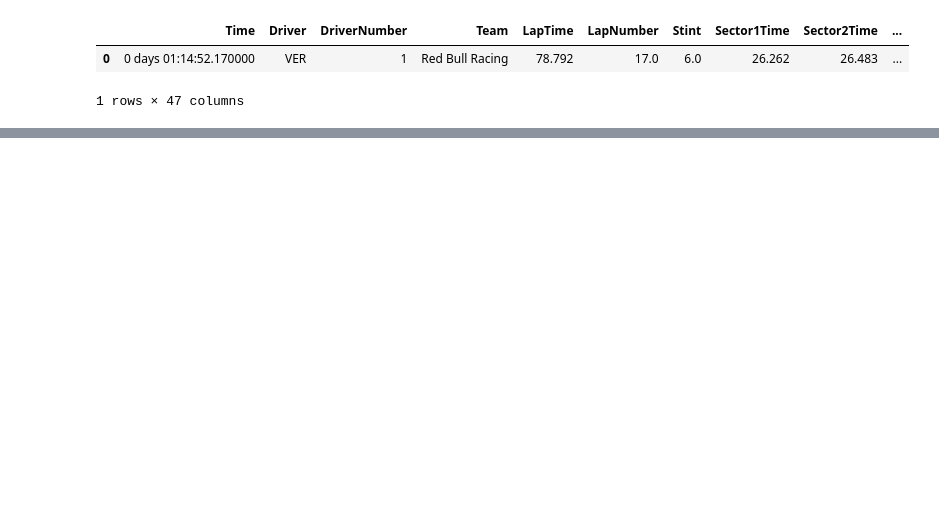
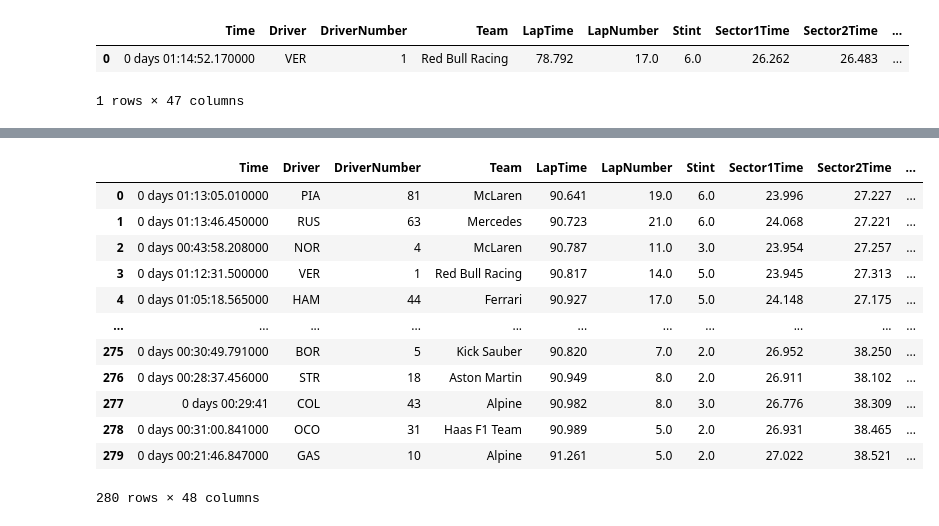
Before and after one commit to luk3luca/ML_F1, a Jupyter notebook: quali_telemetry_ft_builder.ipynb, the cells around one changed output, grey strips where cells are left out. Cells and saved outputs as stored; diff of their text form; code cells hidden in the pictures; blank space fills up the shorter version.

Commit message:
fix quali features errors

```diff
--- a/quali_telemetry_ft_builder.ipynb
+++ b/quali_telemetry_ft_builder.ipynb
@@ -474,18 +513,23 @@ LOCATION = 'Monza'
 # %%
-fast_lap_data = fastest_lap[['Driver', 'DriverNumber']]
-fast_lap_data['Year'] = YEAR
-fast_lap_data['Location'] = LOCATION
-fast_lap_data['EventDate'] = session.event['EventDate']
+YEAR = 2022
+LOCATION = 'Zandvoort'
 
-# Create a new DataFrame to calcualate data
-physics_df = telemetry_driver.copy()
+session = ff1.get_session(2022, 'Zandvoort', 'Q')
+session.load()
+driver = 'VER'
+# fastest lap of the driver
+fastest_lap = session.laps.pick_drivers('23').pick_fastest()
 
-physics_df = calculate_physics(physics_df)
+lap_features_df = compute_base_data_df(fastest_lap, session, YEAR, LOCATION)
+try:
+    telemetry_driver = fastest_lap.get_telemetry().add_distance()
 
-physics_df = compute_accelerations(physics_df)
 
-# physics_df = compute_speeds(physics_df, fastest_lap)
+    # Create a new DataFrame to calcualate data
+    physics_df = telemetry_driver.copy()
+    physics_df = calculate_physics(physics_df)
+    physics_df = compute_accelerations(physics_df)
 
-# physics_df = compute_forces(physics_df)
-
-lap_features = compute_data_df(physics_df, fastest_lap, session, YEAR, LOCATION)
+    lap_features_df = add_physics_features(lap_features_df, physics_df, fastest_lap)
+except Exception as e:
+    print(f"Skipped {LOCATION} {YEAR}: {e}")
@@ -495,3 +555,6 @@ lap_features
 |  | Time | Driver | DriverNumber | Team | LapTime | LapNumber | Stint | Sector1Time | Sector2Time | ... |
 | 0 | 0 days 01:14:52.170000 | VER | 1 | Red Bull Racing | 78.792 | 17.0 | 6.0 | 26.262 | 26.483 | ... |
 1 rows × 47 columns
+# %%
+session = ff1.get_session(2022, 'Monza', 'Q')
+session.load()
@@ -497,0 +723,16 @@ lap_features
+# %%
+all_qualis_df
+# %% [output]
+|  | Time | Driver | DriverNumber | Team | LapTime | LapNumber | Stint | Sector1Time | Sector2Time | ... |
+| 0 | 0 days 01:13:05.010000 | PIA | 81 | McLaren | 90.641 | 19.0 | 6.0 | 23.996 | 27.227 | ... |
+| 1 | 0 days 01:13:46.450000 | RUS | 63 | Mercedes | 90.723 | 21.0 | 6.0 | 24.068 | 27.221 | ... |
+| 2 | 0 days 00:43:58.208000 | NOR | 4 | McLaren | 90.787 | 11.0 | 3.0 | 23.954 | 27.257 | ... |
+| 3 | 0 days 01:12:31.500000 | VER | 1 | Red Bull Racing | 90.817 | 14.0 | 5.0 | 23.945 | 27.313 | ... |
+| 4 | 0 days 01:05:18.565000 | HAM | 44 | Ferrari | 90.927 | 17.0 | 5.0 | 24.148 | 27.175 | ... |
+| ... | ... | ... | ... | ... | ... | ... | ... | ... | ... | ... |
+| 275 | 0 days 00:30:49.791000 | BOR | 5 | Kick Sauber | 90.820 | 7.0 | 2.0 | 26.952 | 38.250 | ... |
+| 276 | 0 days 00:28:37.456000 | STR | 18 | Aston Martin | 90.949 | 8.0 | 2.0 | 26.911 | 38.102 | ... |
+| 277 | 0 days 00:29:41 | COL | 43 | Alpine | 90.982 | 8.0 | 3.0 | 26.776 | 38.309 | ... |
+| 278 | 0 days 00:31:00.841000 | OCO | 31 | Haas F1 Team | 90.989 | 5.0 | 2.0 | 26.931 | 38.465 | ... |
+| 279 | 0 days 00:21:46.847000 | GAS | 10 | Alpine | 91.261 | 5.0 | 2.0 | 27.022 | 38.521 | ... |
+280 rows × 48 columns
```
Also changed, not shown: parts of 24 cells of this notebook, 2 other files.
